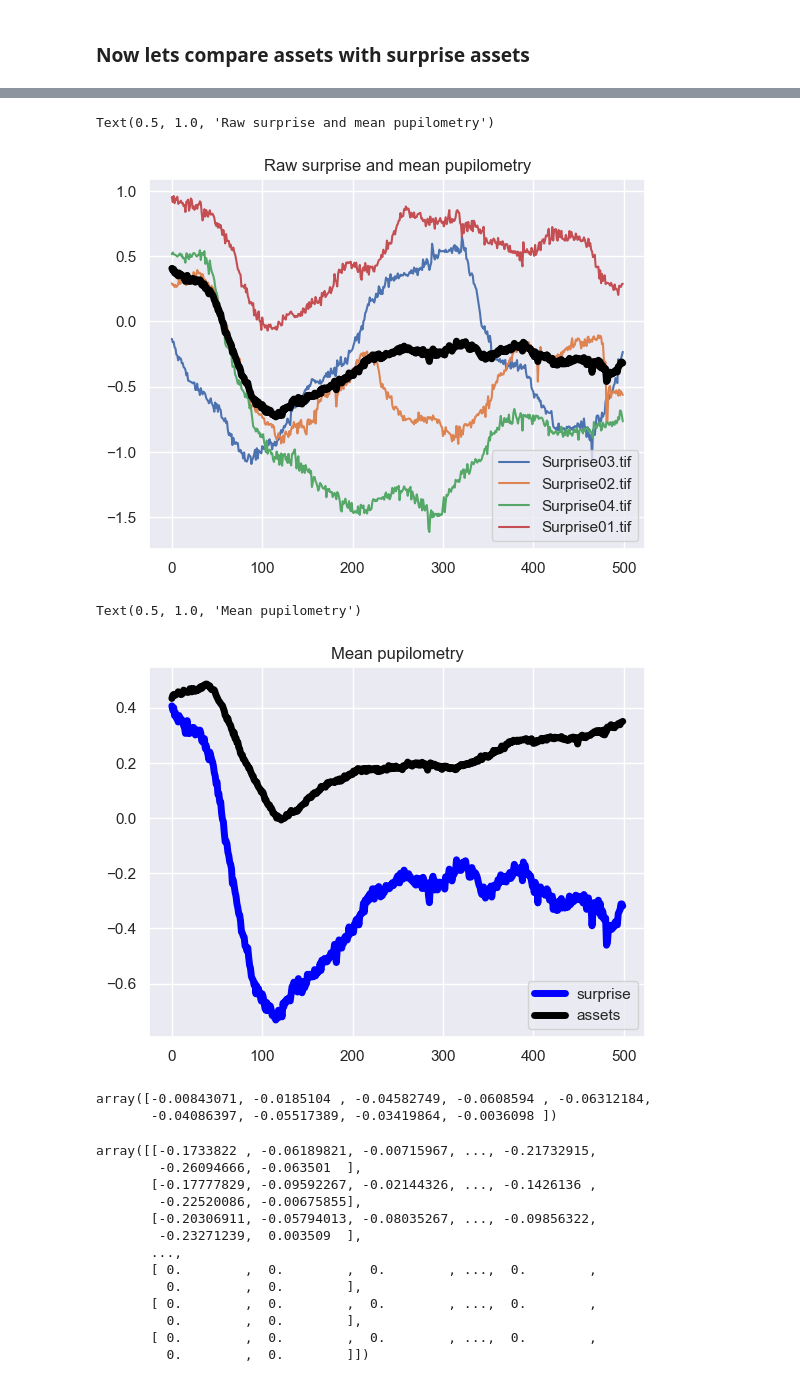
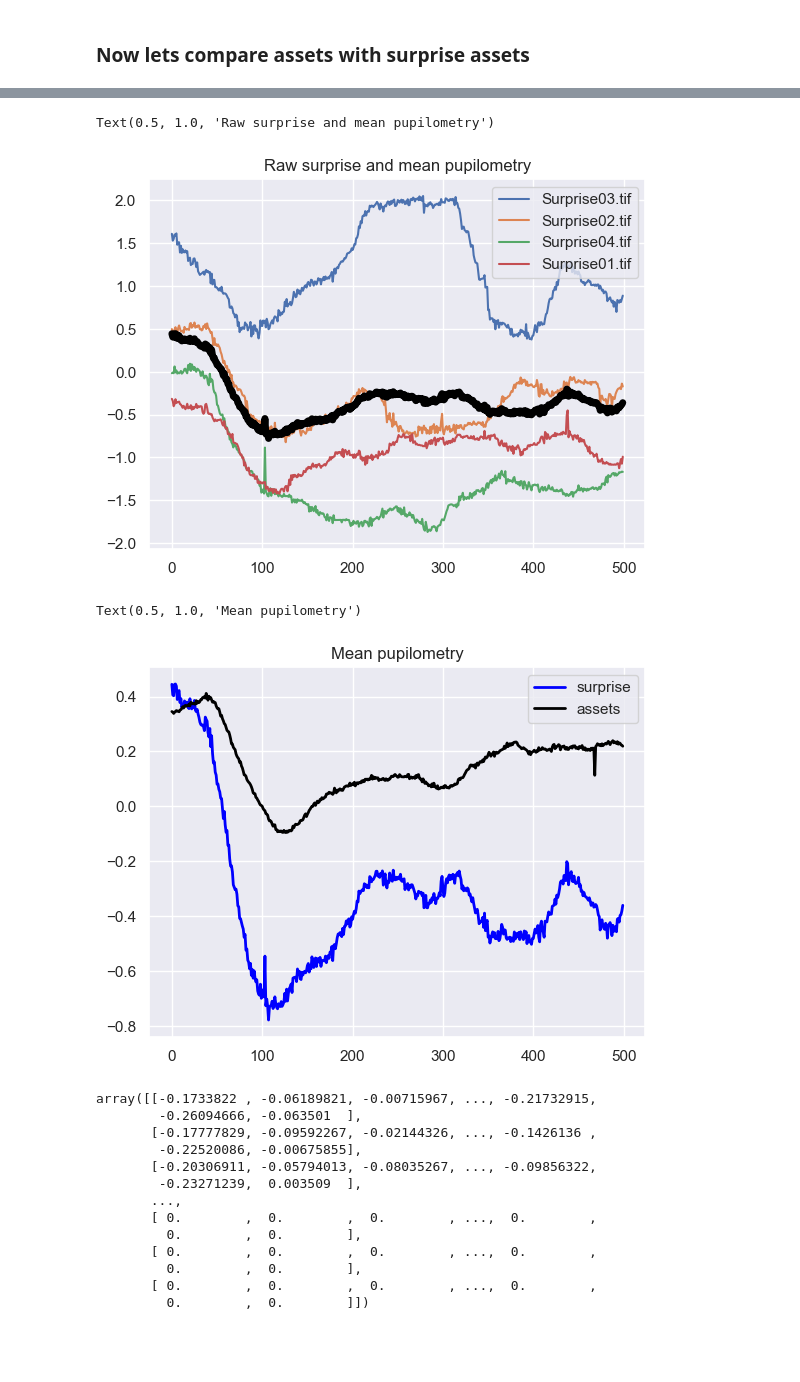
Before and after one commit to Rockyneuron/pupil_labs_analysis, a Jupyter notebook: analysis/pupillometry_analysis.ipynb, the cells around one changed output, grey strips where cells are left out. Drawn from its saved outputs; the diff is of its cells as text; code cells hidden in the pictures; blank space fills up the shorter version.

```diff
--- a/analysis/pupillometry_analysis.ipynb
+++ b/analysis/pupillometry_analysis.ipynb
@@ -318,3 +304,0 @@ array(['Asset0005.tif', 'Asset0044.tif', 'Asset0032.tif', 'Asset0030.tif',
-# %%
-for im in event_annotations.values.flatten():
-    print(im)
@@ -341,12 +307,14 @@ Asset0010.tif
 # %%
 #first extract a matrixt with normal assets
 event_annotations=annotations_pd.loc[filter_assets,['label']]
-pupil_events_matrix=np.zeros([pupil_left_eye.shape[0],len(event_annotations)])
+pupil_df=pupil_right_eye
+
+pupil_events_matrix=np.zeros([pupil_df.shape[0],len(event_annotations)])
 
 for num,im in enumerate(event_annotations.values.flatten()):
     initial_anotation,end_anotation=cm.extract_annotations_timestamps(im,'label',annotations_pd)
     segmented_df=cm.filter_rows_by_temporal_values(
-        dataframe=pupil_left_eye,
+        dataframe=pupil_df,
         time_column='pupil_timestamp',
         ini_value=initial_anotation['timestamp'].values[0],
         end_value=end_anotation['timestamp'].values[0]
@@ -356,12 +324,12 @@ for num,im in enumerate(event_annotations.values.flatten()):
 
 #Now extract matrix with suprise assets
 surprise_annotations=annotations_pd.loc[filter_events_surprise,['label']]
-pupil_surprise_matrix=np.zeros([pupil_left_eye.shape[0],len(surprise_annotations)])
+pupil_surprise_matrix=np.zeros([pupil_df.shape[0],len(surprise_annotations)])
 
 for num,im in enumerate(surprise_annotations.values.flatten()):
     initial_anotation,end_anotation=cm.extract_annotations_timestamps(im,'label',annotations_pd)
     segmented_df=cm.filter_rows_by_temporal_values(
-        dataframe=pupil_left_eye,
+        dataframe=pupil_df,
         time_column='pupil_timestamp',
         ini_value=initial_anotation['timestamp'].values[0],
         end_value=end_anotation['timestamp'].values[0]
@@ -385,21 +356,16 @@ ax.legend(surprise_annotations.values.flatten())
 ax.set_title('Raw surprise and mean pupilometry')
 # %% [output]
 Text(0.5, 1.0, 'Raw surprise and mean pupilometry')
-[figure, old version]
+[figure, new version]
 # %%
 fig, ax=plt.subplots(1,1)
-ax.plot(np.mean(pupil_surprise_matrix[0:500,:],axis=1),linewidth=5,color='blue')
-ax.plot(np.mean(pupil_events_matrix[0:500,:],axis=1),linewidth=5,color='black')
+ax.plot(np.mean(pupil_surprise_matrix[0:500,:],axis=1),linewidth=2,color='blue')
+ax.plot(np.mean(pupil_events_matrix[0:500,:],axis=1),linewidth=2,color='black')
 ax.legend(['surprise','assets'])
 ax.set_title('Mean pupilometry')
 # %% [output]
 Text(0.5, 1.0, 'Mean pupilometry')
-[figure, old version]
+[figure, new version]
-# %%
-np.mean(pupil_matrix[:,,axis=0)
-# %% [output]
-array([-0.00843071, -0.0185104 , -0.04582749, -0.0608594 , -0.06312184,
-       -0.04086397, -0.05517389, -0.03419864, -0.0036098 ])
 # %%
 pupil_matrix[:,0:9]
 # %% [output]
```
Also changed, not shown: parts of 4 cells of this notebook.
